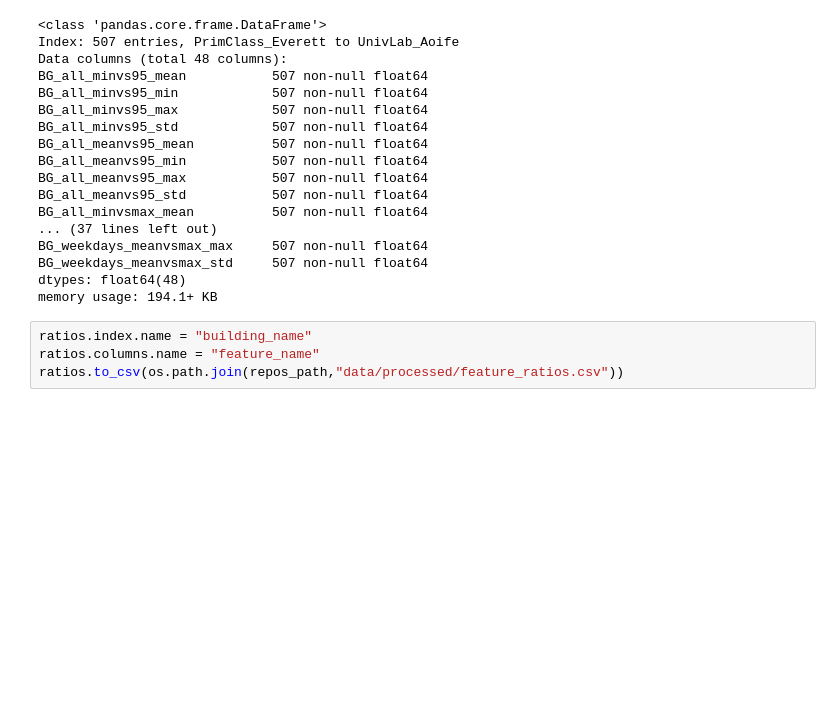
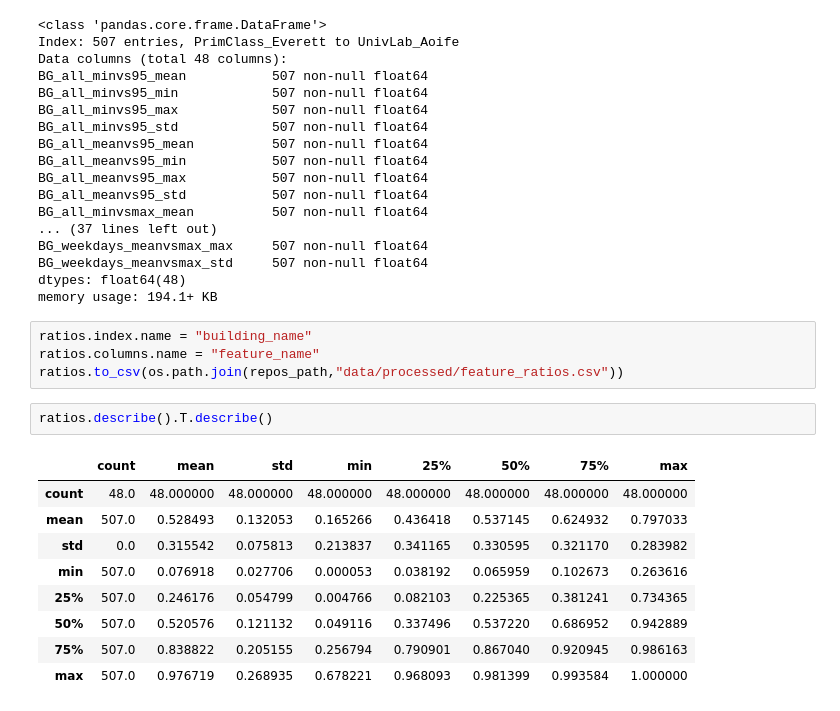
Before and after one commit to buds-lab/the-building-data-genome-project, a Jupyter notebook: notebooks/03_LoadRatio Visualizations.ipynb, the cells around one changed output. Saved outputs shown, nothing was run; the diff lists cells and outputs as text; blank space fills up the shorter version.

```diff
--- a/notebooks/03_LoadRatio Visualizations.ipynb
+++ b/notebooks/03_LoadRatio Visualizations.ipynb
@@ -505,3 +505,15 @@ memory usage: 194.1+ KB
 ratios.index.name = "building_name"
 ratios.columns.name = "feature_name"
 ratios.to_csv(os.path.join(repos_path,"data/processed/feature_ratios.csv"))
+# %%
+ratios.describe().T.describe()
+# %% [output]
+|  | count | mean | std | min | 25% | 50% | 75% | max |
+| count | 48.0 | 48.000000 | 48.000000 | 48.000000 | 48.000000 | 48.000000 | 48.000000 | 48.000000 |
+| mean | 507.0 | 0.528493 | 0.132053 | 0.165266 | 0.436418 | 0.537145 | 0.624932 | 0.797033 |
+| std | 0.0 | 0.315542 | 0.075813 | 0.213837 | 0.341165 | 0.330595 | 0.321170 | 0.283982 |
+| min | 507.0 | 0.076918 | 0.027706 | 0.000053 | 0.038192 | 0.065959 | 0.102673 | 0.263616 |
+| 25% | 507.0 | 0.246176 | 0.054799 | 0.004766 | 0.082103 | 0.225365 | 0.381241 | 0.734365 |
+| 50% | 507.0 | 0.520576 | 0.121132 | 0.049116 | 0.337496 | 0.537220 | 0.686952 | 0.942889 |
+| 75% | 507.0 | 0.838822 | 0.205155 | 0.256794 | 0.790901 | 0.867040 | 0.920945 | 0.986163 |
+| max | 507.0 | 0.976719 | 0.268935 | 0.678221 | 0.968093 | 0.981399 | 0.993584 | 1.000000 |
```
Also changed, not shown: 6 other files.
